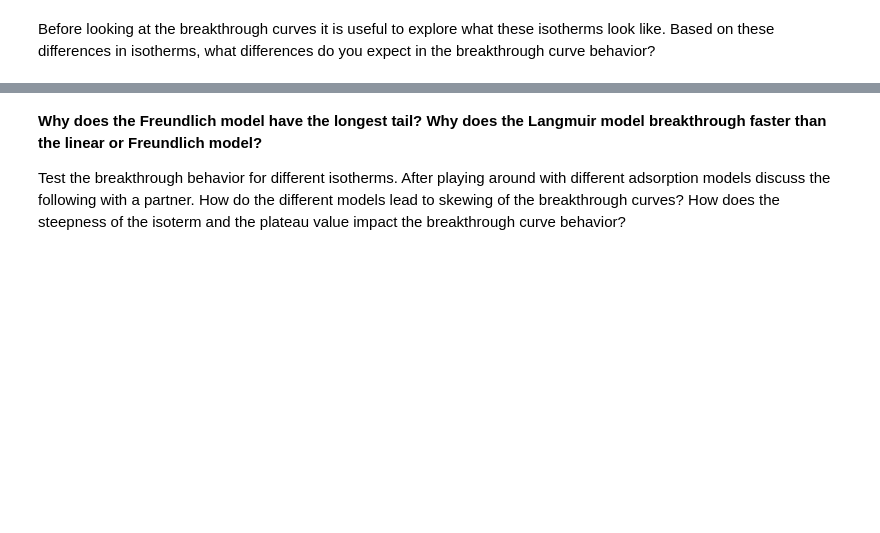
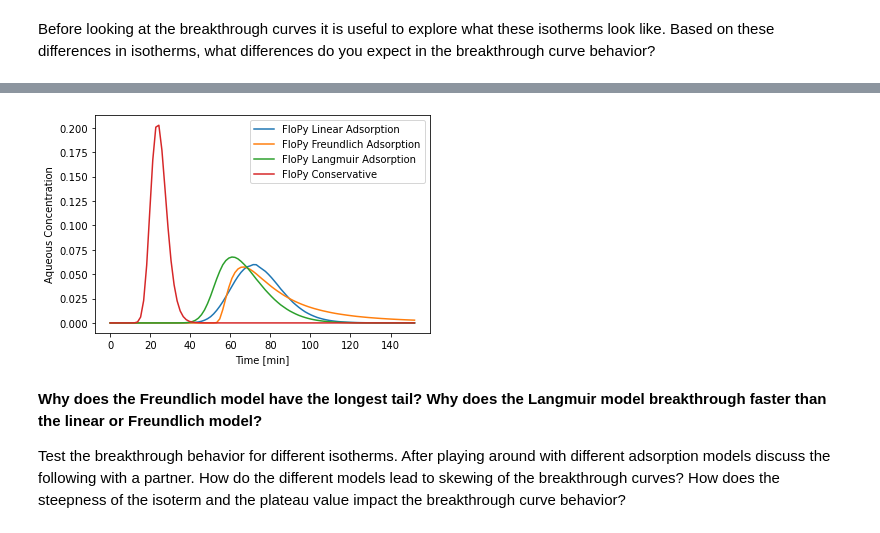
Before and after one commit to zahasky/Contaminant-Hydrogeology-Activities, a Jupyter notebook: FloPy 1D Reactions.ipynb, the cells around one changed output, grey strips where cells are left out. Saved outputs shown, nothing was run; the diff lists cells and outputs as text; code cells hidden in the pictures; blank space fills up the shorter version.

```diff
--- a/FloPy 1D Reactions.ipynb
+++ b/FloPy 1D Reactions.ipynb
@@ -409,11 +442,15 @@ plt.legend(handles=[c1, c2, c3])
 # %%
-c1, = plt.plot(times/60, C_linear_btc, label='FloPy Linear Adsorption')
-c2, = plt.plot(times/60, C_freund_btc, label='FloPy Freundlich Adsorption')
-c3, = plt.plot(times/60, C_langmuir_btc, label='FloPy Langmuir Adsorption')
-c4, = plt.plot(times/60, C_conservative_btc, label='FloPy Conservative')
-plt.xlabel('Time [min]');
+plt.plot(times/60, C_linear_btc, label='FloPy Linear Adsorption')
+plt.plot(times/60, C_freund_btc, label='FloPy Freundlich Adsorption')
+plt.plot(times/60, C_langmuir_btc, label='FloPy Langmuir Adsorption')
+plt.plot(times/60, C_conservative_btc, label='FloPy Conservative')
+plt.xlabel('Time [min]')
+plt.ylabel('Aqueous Concentration')
 
-plt.legend(handles=[c1, c2, c3, c4])
+plt.legend()
+plt.show()
+# %% [output]
+[figure, added]
 # %% [markdown]
 **Why does the Freundlich model have the longest tail? Why does the Langmuir model breakthrough faster than the linear or Freundlich model?**
 
```
Also changed, not shown: parts of 10 cells of this notebook, 5 other files.
